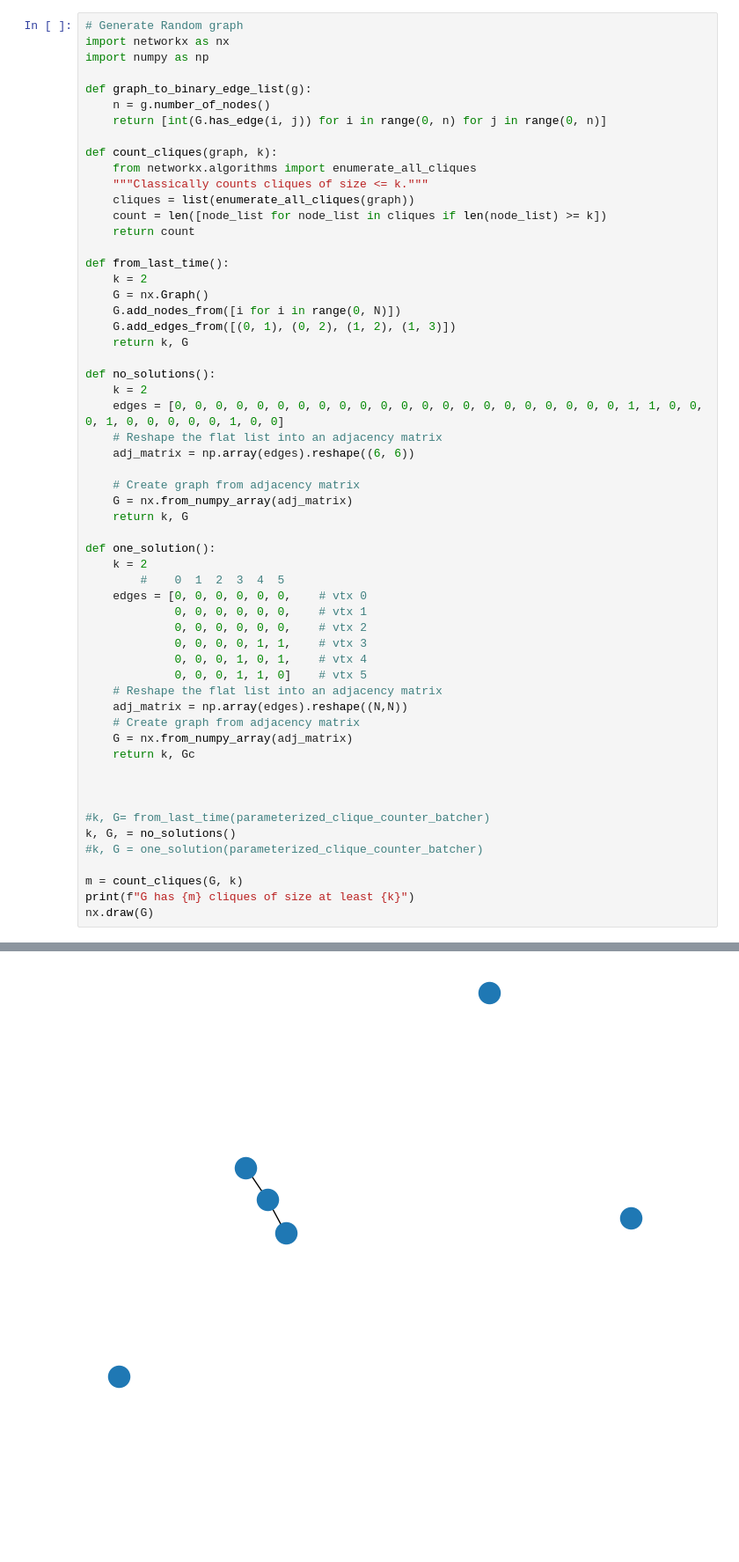
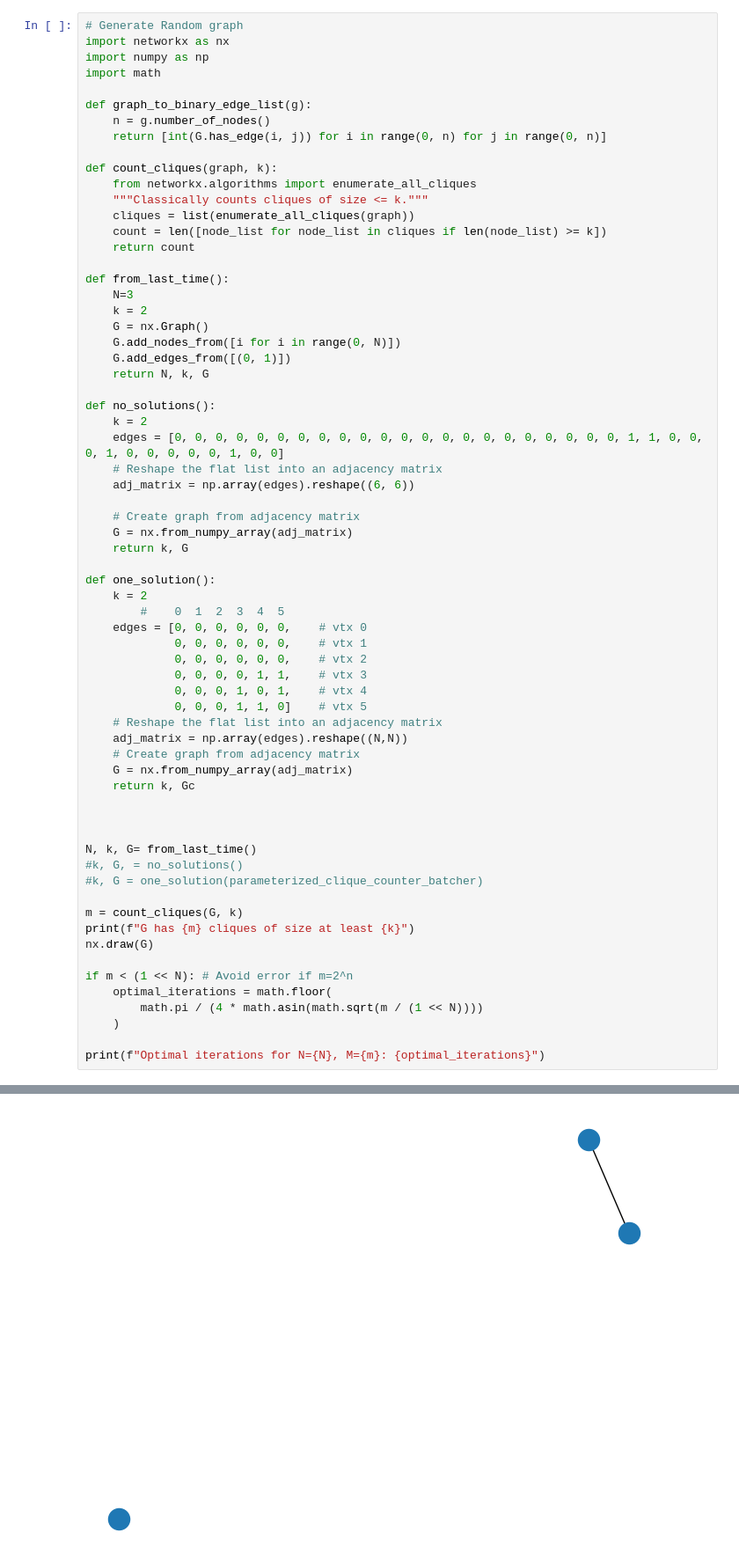
Before and after one commit to nmandrus1/tweedledum, a Jupyter notebook: examples/Demo.ipynb, the cells around one changed output, grey strips where cells are left out. Shown at 88% size. Saved outputs shown, nothing was run; the diff lists cells and outputs as text; blank space fills up the shorter version.

```diff
--- a/examples/Demo.ipynb
+++ b/examples/Demo.ipynb
@@ -27,6 +24,7 @@ rpi-rensselaer/research/magdon
 # Generate Random graph
 import networkx as nx
 import numpy as np
+import math
 
 def graph_to_binary_edge_list(g):
     n = g.number_of_nodes()
@@ -40,11 +38,12 @@ def count_cliques(graph, k):
     return count
 
 def from_last_time():
+    N=3
     k = 2
     G = nx.Graph()
     G.add_nodes_from([i for i in range(0, N)])
-    G.add_edges_from([(0, 1), (0, 2), (1, 2), (1, 3)])
-    return k, G
+    G.add_edges_from([(0, 1)])
+    return N, k, G
 
 def no_solutions():
     k = 2
@@ -73,11 +72,18 @@ def one_solution():
 
 
 
-#k, G= from_last_time(parameterized_clique_counter_batcher)
-k, G, = no_solutions()
+N, k, G= from_last_time()
+#k, G, = no_solutions()
 #k, G = one_solution(parameterized_clique_counter_batcher)
 
 m = count_cliques(G, k)
 print(f"G has {m} cliques of size at least {k}")
 nx.draw(G)
+
+if m < (1 << N): # Avoid error if m=2^n
+    optimal_iterations = math.floor(
+        math.pi / (4 * math.asin(math.sqrt(m / (1 << N))))
+    )
+
+print(f"Optimal iterations for N={N}, M={m}: {optimal_iterations}")
 # %% [output]
@@ -85,4 +92,4 @@ G has 2 cliques of size at least 2
-[figure, old version]
+[figure, new version]
 # %%
 oracle = oracle_from_graph(graph=G, clique_size=k)
 oracle.draw("mpl")
```
Also changed, not shown: parts of 6 cells of this notebook, 3 other files.
